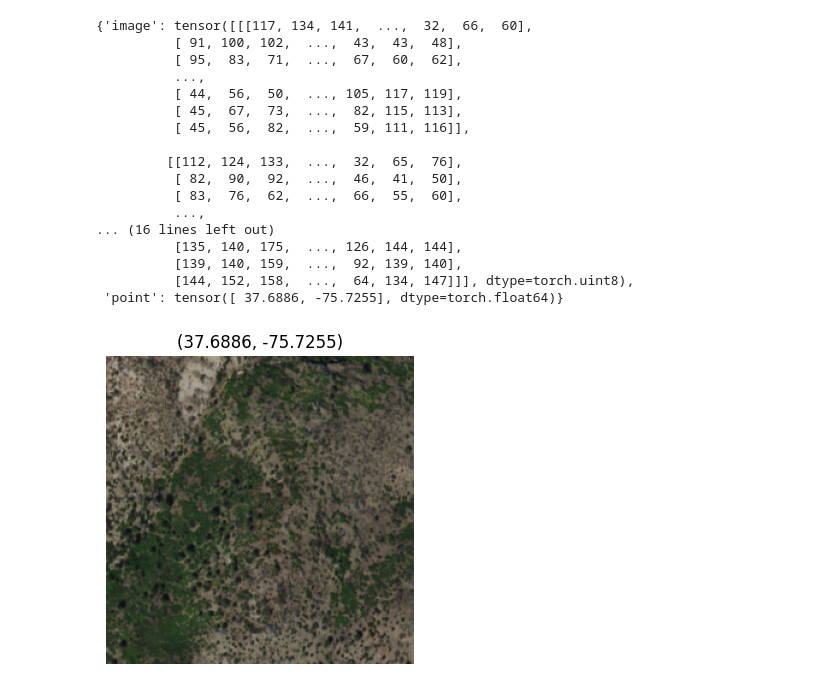
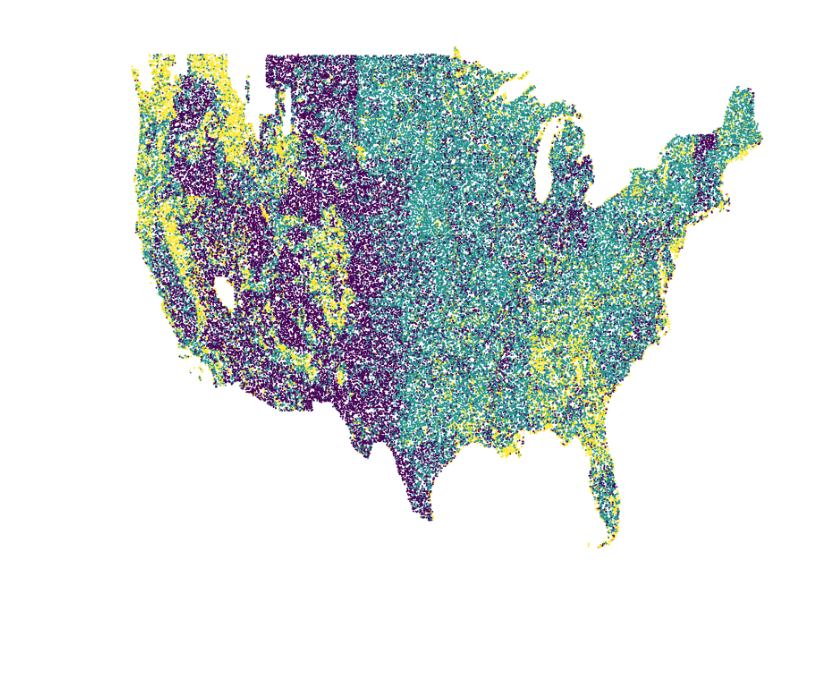
Before and after one commit to calebrob6/naip_dataloader, a Jupyter notebook: Example dataset usage.ipynb, the cells around one changed output. Cells and saved outputs as stored; diff of their text form; code cells hidden in the pictures; blank space fills up the shorter version.

```diff
--- a/Example dataset usage.ipynb
+++ b/Example dataset usage.ipynb
@@ -4 +10,3 @@ import matplotlib.pyplot as plt
+# %%
+device = torch.device("cuda:2")
 # %%
@@ -6,26 +18,29 @@ ds = NAIPGeo(root="data/")
-# %%
-ds[0]
-# %% [output]
-{'image': tensor([[[117, 134, 141,  ...,  32,  66,  60],
-          [ 91, 100, 102,  ...,  43,  43,  48],
-          [ 95,  83,  71,  ...,  67,  60,  62],
-          ...,
-          [ 44,  56,  50,  ..., 105, 117, 119],
-          [ 45,  67,  73,  ...,  82, 115, 113],
-          [ 45,  56,  82,  ...,  59, 111, 116]],
-
-         [[112, 124, 133,  ...,  32,  65,  76],
-          [ 82,  90,  92,  ...,  46,  41,  50],
-          [ 83,  76,  62,  ...,  66,  55,  60],
-          ...,
-... (16 lines left out)
-          [135, 140, 175,  ..., 126, 144, 144],
-          [139, 140, 159,  ...,  92, 139, 140],
-          [144, 152, 158,  ...,  64, 134, 147]]], dtype=torch.uint8),
- 'point': tensor([ 37.6886, -75.7255], dtype=torch.float64)}
-# %%
-ds.plot(ds[0], show_titles=True)
-plt.show()
-plt.close()
-# %% [output]
-[figure, removed]
+# %%
+dl = DataLoader(ds, batch_size=100, num_workers=24, shuffle=False)
+# %%
+means = np.zeros((len(ds), 4), dtype=np.float32)
+points = np.zeros((len(ds), 2), dtype=np.float32)
+
+i = 0
+for batch in tqdm(dl):
+    images = batch["image"].to(device)
+    batch_size = images.shape[0]
+
+    t_points = batch["point"].numpy()
+    with torch.no_grad():
+        t_means = (images / 255.0).mean(dim=(2, 3)).cpu().numpy()
+
+    means[i : i + batch_size] = t_means
+    points[i : i + batch_size] = t_points
+    i += batch_size
+# %%
+kmeans = KMeans(n_clusters=3)
+labels = kmeans.fit_predict(means)
+# %%
+plt.figure(figsize=(20, 16))
+plt.scatter(points[:, 1], points[:, 0], s=3, c=labels)
+plt.axis("off")
+plt.show()
+plt.close()
+# %% [output]
+[figure, added]
```
Also changed, not shown: parts of 2 cells of this notebook, 2 other files.
